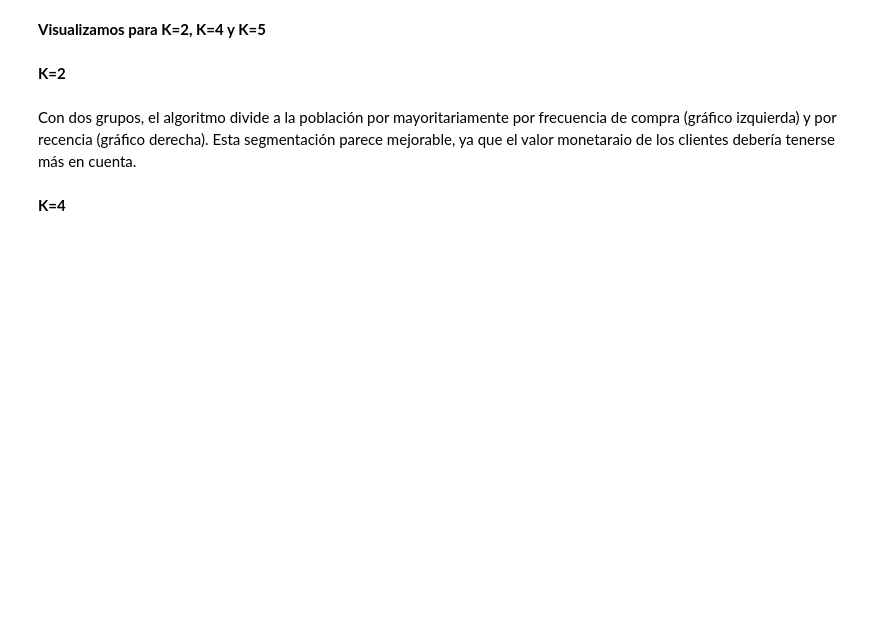
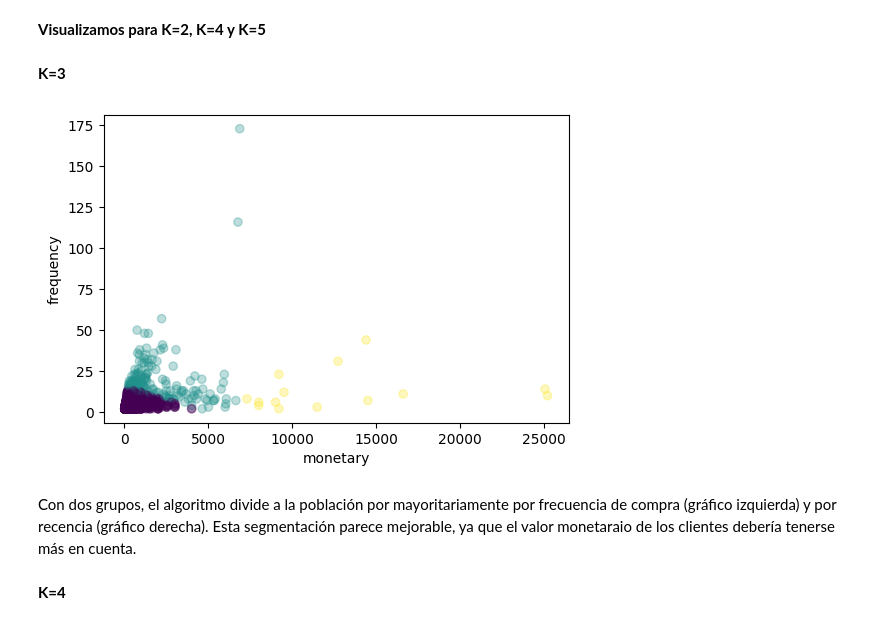
Before and after one commit to cperezh/segmentacion_clientes, a Jupyter notebook: M4 Desarrollo Iter2.ipynb, the cells around one changed output. Drawn from its saved outputs; the diff is of its cells as text; code cells hidden in the pictures; blank space fills up the shorter version.

Commit message:
avance análisis de nuevos clusters, con umbrales

```diff
--- a/M4 Desarrollo Iter2.ipynb
+++ b/M4 Desarrollo Iter2.ipynb
@@ -665,9 +680,11 @@ cluster_labels_3 = KMeans(n_clusters=3, random_state=42).fit_predict(df_rfm_scal
 cluster_labels_4 = KMeans(n_clusters=4, random_state=42).fit_predict(df_rfm_scaled)
 cluster_labels_5 = KMeans(n_clusters=5, random_state=42).fit_predict(df_rfm_scaled)
 # %% [markdown]
-**K=2**
+**K=3**
 # %%
-print_scatter_subplots_with_highlight(df_rfm, [( "monetary", "frequency")],cluster_labels_3, None)
+print_scatter_subplots_with_highlight(df_rfm_no_outliers, [( "monetary", "frequency")],cluster_labels_3, None)
+# %% [output]
+[figure, added]
 # %% [markdown]
 Con dos grupos, el algoritmo divide a la población por mayoritariamente por frecuencia de compra (gráfico izquierda) y por recencia (gráfico derecha). Esta segmentación parece mejorable, ya que el valor monetaraio de los clientes debería tenerse más en cuenta.
 # %% [markdown]
```
Also changed, not shown: parts of 25 cells of this notebook.
